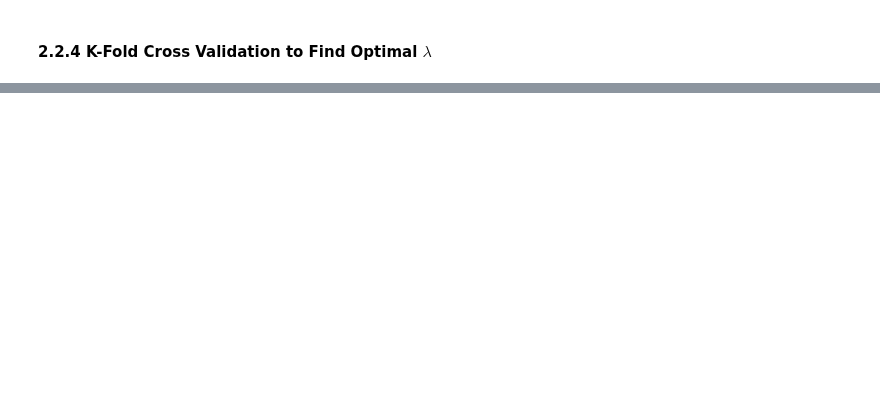
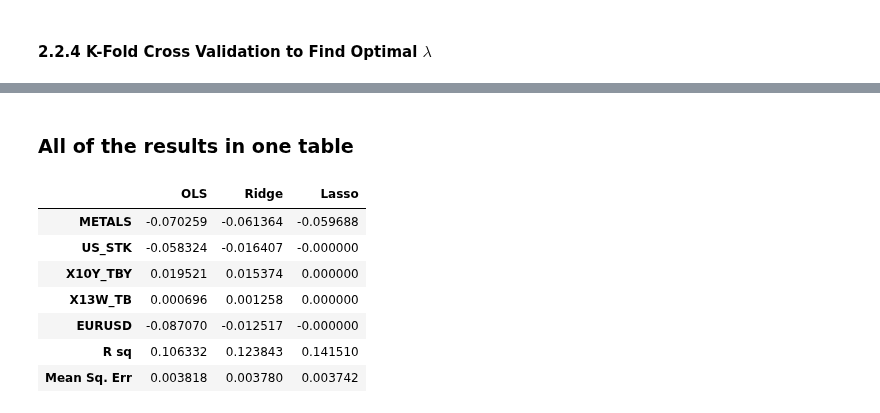
Before and after one commit to adevrent/wqu_mscfe, a Jupyter notebook: Financial Econometrics/M2/L3.ipynb, the cells around one changed output, grey strips where cells are left out. Cells and saved outputs as stored; diff of their text form; code cells hidden in the pictures; blank space fills up the shorter version.

```diff
--- a/Financial Econometrics/M2/L3.ipynb
+++ b/Financial Econometrics/M2/L3.ipynb
@@ -42,0 +252,17 @@ Some statistical software packages may conduct independent variable standardizat
+# %%
+# OLS Regression
+ols_final = sm.OLS(train_y, sm.add_constant(train_x)).fit()
+print(ols_final.summary2().tables[1])  # print only coefficients
+
+# Compute test R^2 and test mean squared error
+ols_pred = ols_final.predict(sm.add_constant(test_x))
+ols_pred = pd.DataFrame(ols_pred, columns=["ols_p"])
+ols_actual = test.DXY
+
+ols_rss = np.sum(np.power(ols_pred.ols_p - ols_actual, 2))
+ols_tss = np.sum(np.power(ols_actual - np.mean(ols_actual), 2))
+ols_rsq = 1 - (ols_rss / ols_tss)
+print("\n OLS_R^2", ols_rsq)
+
+ols_MSE = np.sqrt(ols_rss / test.shape[0])
+print(" OLS_MSE", ols_MSE)
@@ -42,0 +384,34 @@ Some statistical software packages may conduct independent variable standardizat
+# %% [markdown]
+### **All of the results in one table**
+# %%
+# All of the results in one table
+
+OLS_df = pd.DataFrame(ols_final.summary2().tables[1]["Coef."]).rename(
+    columns={"Coef.": "OLS"}
+)
+
+Ridge_df = pd.DataFrame(
+    np.insert(ridge_final.coef_, 0, ridge_final.intercept_),
+    index=["Intercept", "METALS", "US_STK", "X10Y_TBY", "X13W_TB", "EURUSD"],
+    columns=["Ridge"],
+)
+
+Lasso_df = pd.DataFrame(
+    np.insert(lasso_final.coef_, 0, lasso_final.intercept_),
+    index=["Intercept", "METALS", "US_STK", "X10Y_TBY", "X13W_TB", "EURUSD"],
+    columns=["Lasso"],
+)
+
+df = OLS_df.merge(Ridge_df, left_index=True, right_index=True)
+df = df.merge(Lasso_df, left_index=True, right_index=True)
+
+pd.concat([df, pd.DataFrame({"OLS": [ols_rsq, ols_MSE], "Ridge": [ridge_rsq, ridge_MSE], "Lasso": [lasso_rsq, lasso_MSE]}, index=["R sq", "Mean Sq. Err"])], ignore_index=False)
+# %% [output]
+|  | OLS | Ridge | Lasso |
+| METALS | -0.070259 | -0.061364 | -0.059688 |
+| US_STK | -0.058324 | -0.016407 | -0.000000 |
+| X10Y_TBY | 0.019521 | 0.015374 | 0.000000 |
+| X13W_TB | 0.000696 | 0.001258 | 0.000000 |
+| EURUSD | -0.087070 | -0.012517 | -0.000000 |
+| R sq | 0.106332 | 0.123843 | 0.141510 |
+| Mean Sq. Err | 0.003818 | 0.003780 | 0.003742 |
```
Also changed, not shown: parts of 31 cells of this notebook, 2 other files.
